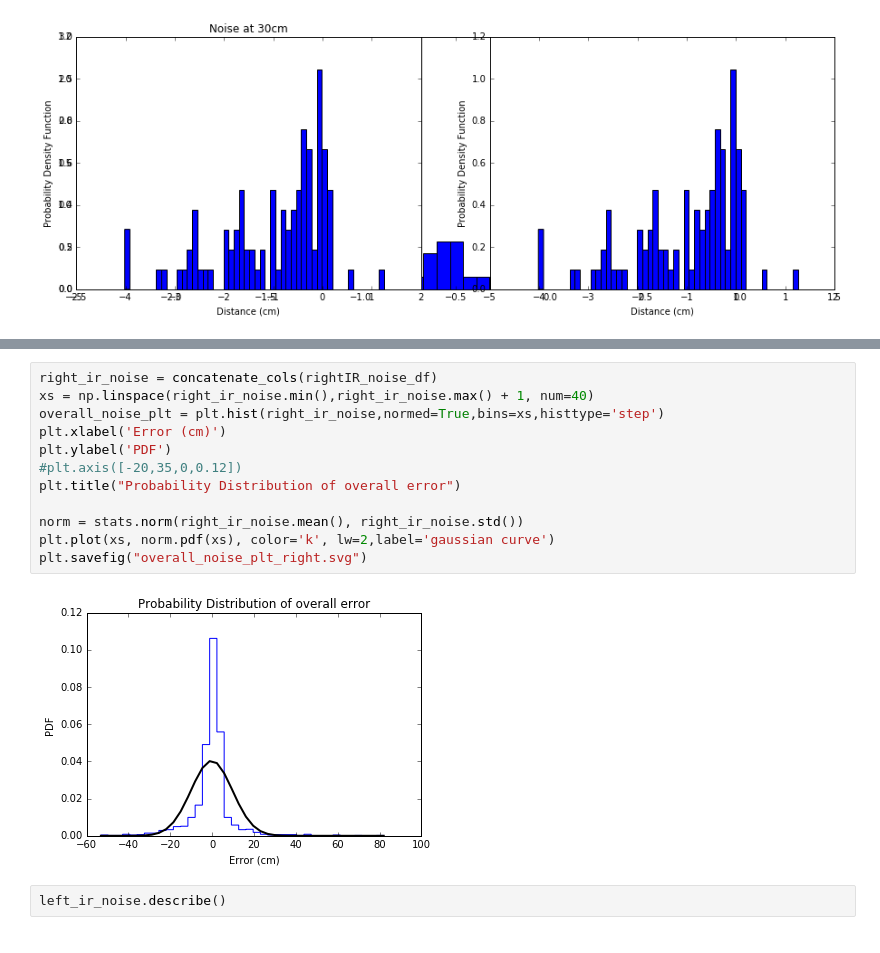
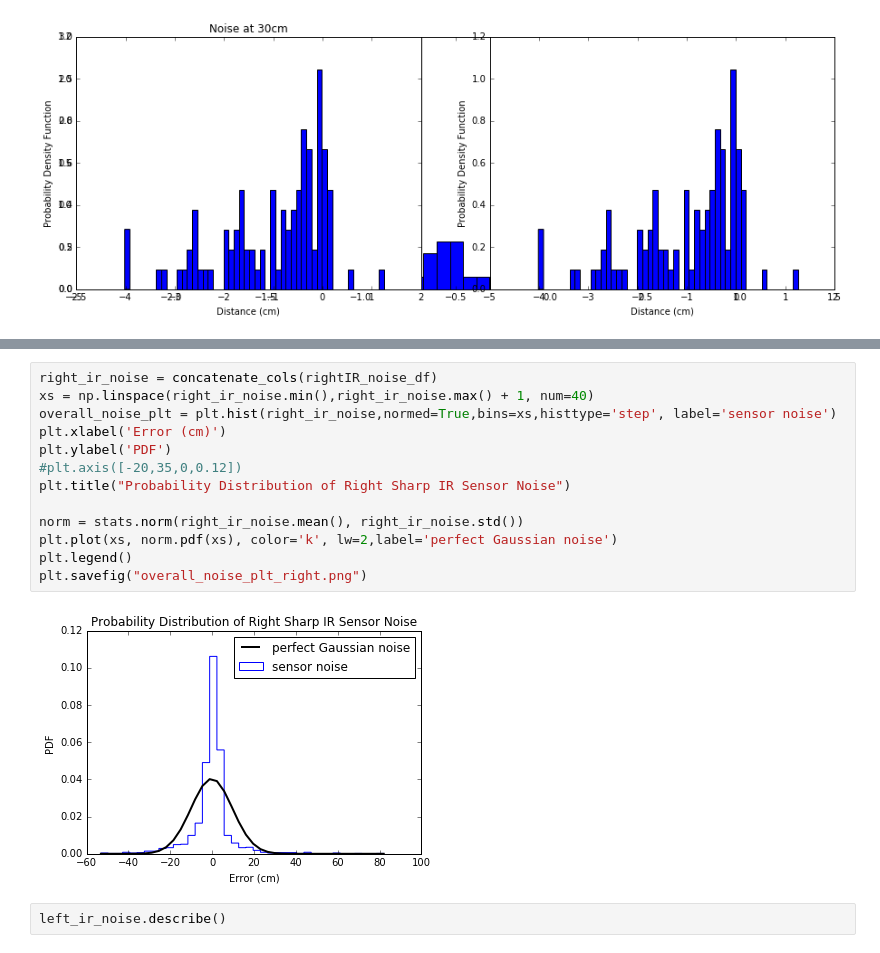
Before and after one commit to a-pradhan/SensorOutputAnalysis, a Jupyter notebook: Sensor Noise Analysis.ipynb, the cells around one changed output, grey strips where cells are left out. Drawn from its saved outputs; the diff is of its cells as text.

Commit message:
Processed sensor noise for MaxBotix EZ0 and started adding legends to graphs that will be used in the report

```diff
--- a/Sensor Noise Analysis.ipynb
+++ b/Sensor Noise Analysis.ipynb
@@ -569,17 +640,18 @@ rightIR_noise_df.head()
 # %%
 right_ir_noise = concatenate_cols(rightIR_noise_df)
 xs = np.linspace(right_ir_noise.min(),right_ir_noise.max() + 1, num=40)
-overall_noise_plt = plt.hist(right_ir_noise,normed=True,bins=xs,histtype='step')
+overall_noise_plt = plt.hist(right_ir_noise,normed=True,bins=xs,histtype='step', label='sensor noise')
 plt.xlabel('Error (cm)')
 plt.ylabel('PDF')
 #plt.axis([-20,35,0,0.12])
-plt.title("Probability Distribution of overall error")
+plt.title("Probability Distribution of Right Sharp IR Sensor Noise")
 
 norm = stats.norm(right_ir_noise.mean(), right_ir_noise.std())
-plt.plot(xs, norm.pdf(xs), color='k', lw=2,label='gaussian curve')
-plt.savefig("overall_noise_plt_right.svg")
+plt.plot(xs, norm.pdf(xs), color='k', lw=2,label='perfect Gaussian noise')
+plt.legend()
+plt.savefig("overall_noise_plt_right.png")
 # %% [output]
-[figure, old version]
+[figure, new version]
 # %%
 left_ir_noise.describe()
 # %% [output]
```
Also changed, not shown: parts of 8 cells of this notebook, 7 other files.
